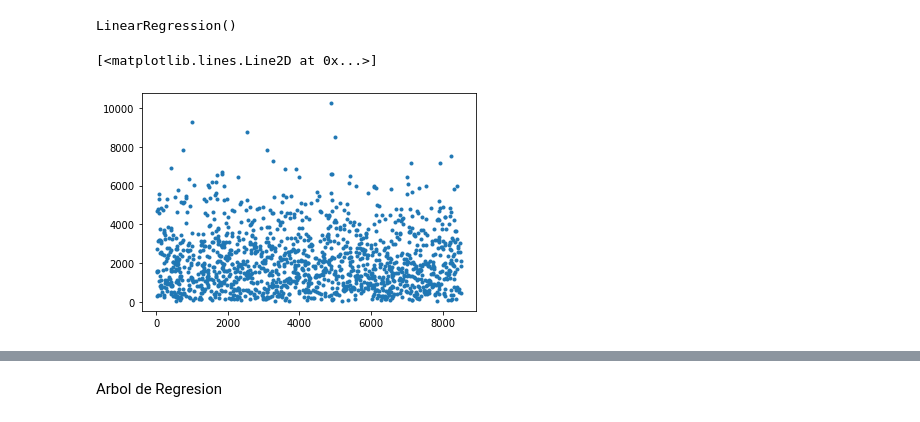
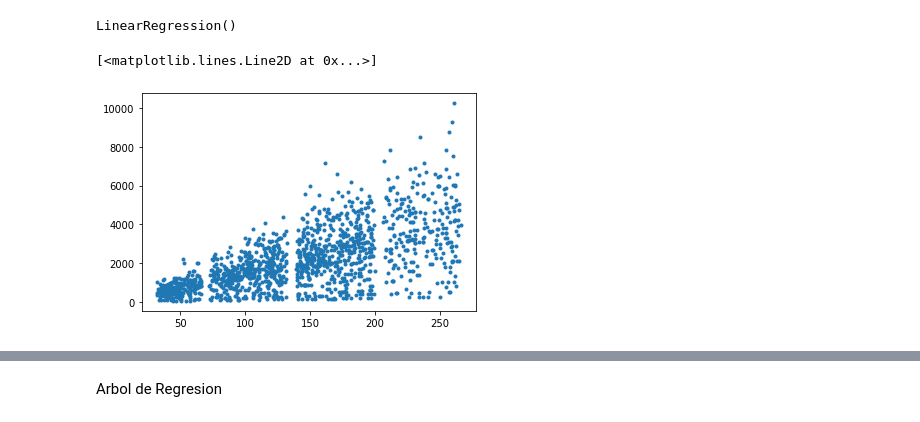
Before and after one commit to s-manterola/predicciones-de-ventas-alimenticias, a Jupyter notebook: Predicciones_de_Ventas_Alimenticias.ipynb, the cells around one changed output, grey strips where cells are left out. Saved outputs shown, nothing was run; the diff lists cells and outputs as text; code cells hidden in the pictures.

```diff
--- a/Predicciones_de_Ventas_Alimenticias.ipynb
+++ b/Predicciones_de_Ventas_Alimenticias.ipynb
@@ -227,7 +227,8 @@ Text(0.5, 1.0, 'Mapa de calor')
 # %% [markdown]
 Se observa que la mayoria de las categorias no tienen una fuerte relacion excepto Item_MRP y Item_Outlet_Sales
 # %%
-X = df.drop(['Item_Outlet_Sales'], axis=1)
+#X = df.drop(['Item_Outlet_Sales'], axis=1)
+X = df[['Item_MRP']]
 y = df['Item_Outlet_Sales']
 # %%
 X_train, X_test, y_train, y_test = train_test_split(X, y, test_size=0.2, random_state=42)
@@ -359,10 +326,10 @@ lin_reg.fit(X_train_processed, y_train)
 # %% [output]
 LinearRegression()
 # %%
-plt.plot(y_test, ".")
+plt.plot(X_test['Item_MRP'], y_test, ".")
 # %% [output]
 [<matplotlib.lines.Line2D at 0x...>]
-[figure, old version]
+[figure, new version]
 # %%
 print(f"Regresion Lineal")
 print("r2 score")
```
Also changed, not shown: parts of 11 cells of this notebook.
